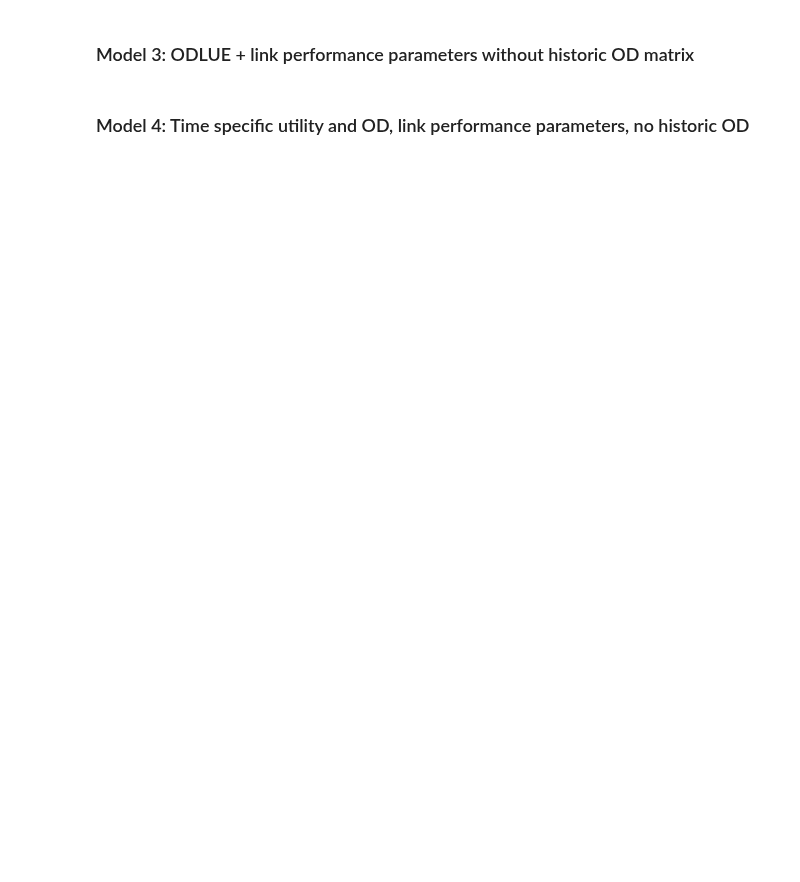
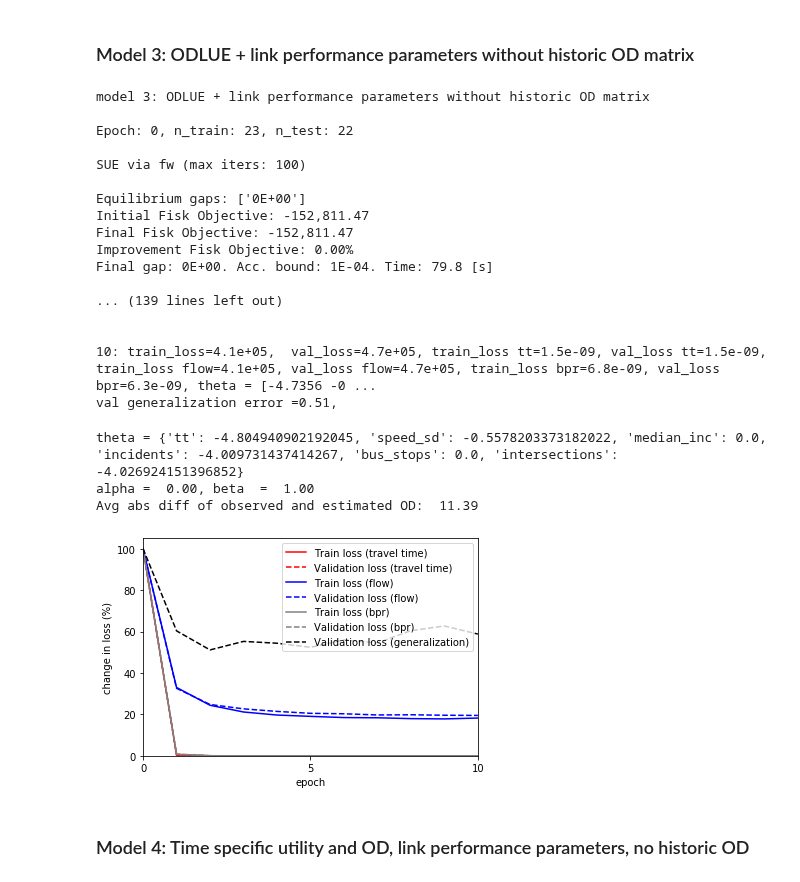
Before and after one commit to pabloguarda/pesuelogit, a Jupyter notebook: examples/notebooks/aesue-fresno.ipynb, the cells around one changed output. Cells and saved outputs as stored; diff of their text form; code cells hidden in the pictures; blank space fills up the shorter version.

```diff
--- a/examples/notebooks/aesue-fresno.ipynb
+++ b/examples/notebooks/aesue-fresno.ipynb
@@ -201,9 +199,9 @@ column_generator = ColumnGenerator(equilibrator=equilibrator,
 # %% [markdown]
 ## Models
 # %%
-# models = dict(zip(['m1', 'm2', 'm3', 'm4'], True))
-models = dict.fromkeys(['m1', 'm2', 'm3', 'm4'], False)
-models['m1'] = True
+models = dict.fromkeys(['m1', 'm2', 'm3', 'm4'], True)
+# models = dict.fromkeys(['m1', 'm2', 'm3', 'm4'], False)
+# models['m1'] = True
 # models['m2'] = True
 # models['m3'] = True
 # models['m4'] = True
@@ -322,39 +357,63 @@ if models['m3']:
     bpr_parameters = BPRParameters(keys=['alpha', 'beta'],
                                    initial_values={'alpha': 0.15, 'beta': 1},
                                    # initial_values={'alpha': 0.15, 'beta': 4},
-                                   trainables={'alpha': True, 'beta':False},
+                                   trainables={'alpha': True, 'beta':True},
                                    )
 
     od_parameters = ODParameters(key='od',
                                  periods=1,
                                  initial_values=fresno_network.q.flatten(),
                                  # historic_values={1: fresno_network.q.flatten()},
                                  trainable=True)
 
     model_3 = AESUELOGIT(
         key='model_3',
         network=fresno_network,
         dtype=tf.float64,
         equilibrator=equilibrator,
         column_generator=column_generator,
         utility=utility_parameters,
         bpr=bpr_parameters,
         od=od_parameters,
     )
 
     train_losses_dfs['model_3'], val_losses_dfs['model_3'] = model_3.train(
         X_train, Y_train, X_val, Y_val,
         optimizer=optimizer,
         generalization_error={'train': False, 'validation': True},
         batch_size=_BATCH_SIZE,
         loss_weights={'od': 0, 'theta': 0, 'tt': 1, 'flow': 1, 'bpr': 0},
         epochs=_EPOCHS)
 
     plot_predictive_performance(train_losses=train_losses_dfs['model_3'], val_losses=val_losses_dfs['model_3'])
 
+    plt.show()
+
     print(f"theta = {dict(zip(utility_parameters.true_values.keys(), list(model_3.theta.numpy())))}")
     print(f"alpha = {model_3.alpha: 0.2f}, beta  = {model_3.beta: 0.2f}")
     print(f"Avg abs diff of observed and estimated OD: {np.mean(np.abs(model_3.q - fresno_network.q.flatten())): 0.2f}")
+# %% [output]
+model 3: ODLUE + link performance parameters without historic OD matrix
+
+Epoch: 0, n_train: 23, n_test: 22
+
+SUE via fw (max iters: 100)
+
+Equilibrium gaps: ['0E+00']
+Initial Fisk Objective: -152,811.47
+Final Fisk Objective: -152,811.47
+Improvement Fisk Objective: 0.00%
+Final gap: 0E+00. Acc. bound: 1E-04. Time: 79.8 [s]
+
+... (139 lines left out)
+
+
+10: train_loss=4.1e+05,  val_loss=4.7e+05, train_loss tt=1.5e-09, val_loss tt=1.5e-09, train_loss flow=4.1e+05, val_loss flow=4.7e+05, train_loss bpr=6.8e-09, val_loss bpr=6.3e-09, theta = [-4.7356 -0 ...
+val generalization error =0.51,
+theta = {'tt': -4.804940902192045, 'speed_sd': -0.5578203373182022, 'median_inc': 0.0, 'incidents': -4.009731437414267, 'bus_stops': 0.0, 'intersections': -4.026924151396852}
+alpha =  0.00, beta  =  1.00
+Avg abs diff of observed and estimated OD:  11.39
+[figure, added]
 # %% [markdown]
 ### Model 4: Time specific utility and OD, link performance parameters, no historic OD
 # %%
```
Also changed, not shown: parts of 5 cells of this notebook.
